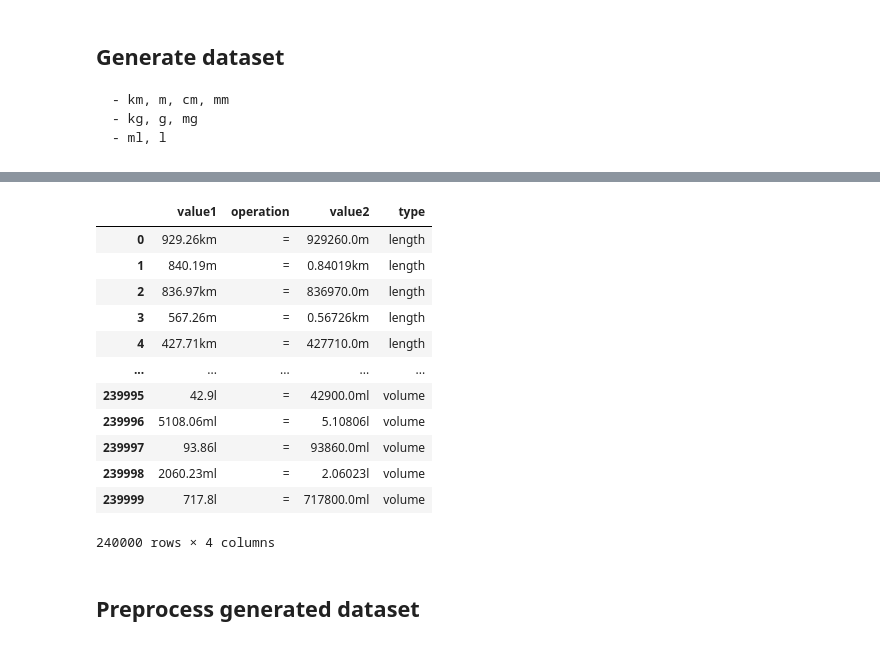
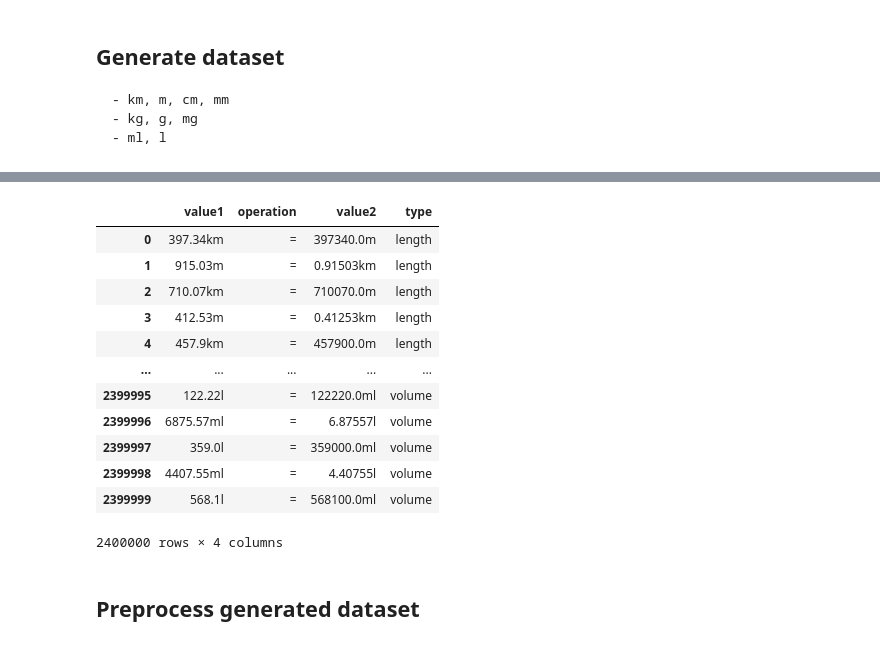
Before and after one commit to sucpark/NumericalNet, a Jupyter notebook: notebooks/generate_numeric_dataset.ipynb, the cells around one changed output, grey strips where cells are left out. Cells and saved outputs as stored; diff of their text form; code cells hidden in the pictures.

```diff
--- a/notebooks/generate_numeric_dataset.ipynb
+++ b/notebooks/generate_numeric_dataset.ipynb
@@ -30,7 +30,7 @@ unit_conversions = {
     "ml": 0.001
 }
 # %%
-size = 10000
+size = 100000
 gen_size = size*5
 
 # Generate m data (float)
@@ -116,7 +116,7 @@ data
 # data.reset_index(drop=True, inplace=True)
 # data
 # %%
-size = 10000
+size = 100000
 gen_size = size*5
 
 g_data = np.round(np.random.uniform(0.01, 999, gen_size), max_precision)
@@ -186,5 +186,5 @@ data
 # %%
-size = 10000
+size = 100000
 gen_size = size*5
 
 l_data = np.round(np.random.uniform(0.001, 999, gen_size), max_precision)
@@ -204,45 +204,45 @@ pair_combinations = [
 ]
 
 value_to_multiple_by_unit = {
     "l2ml": 1000,
     "ml2l": 0.001,
 }
 
 precision_mapping = {
     "l2ml": -3,
     "ml2l": 3,
 }
 
 for unit1, unit2 in pair_combinations:
     temp_data = []
     for idx in range(size):
         digit1 = np.round(generated_data[unit1][idx], max_precision)
         digit2 = np.round(generated_data[unit2][idx], max_precision)
 
         converted_digit1 = np.round(digit1 * value_to_multiple_by_unit[f"{unit1}2{unit2}"], max_precision + precision_mapping[f"{unit1}2{unit2}"])
         converted_digit2 = np.round(digit2 * value_to_multiple_by_unit[f"{unit2}2{unit1}"], max_precision + precision_mapping[f"{unit2}2{unit1}"])
 
         temp_data.append({"value1": f"{digit1}{unit1}", "operation": "=", "value2": f"{converted_digit1}{unit2}", "type": "volume"})
         temp_data.append({"value1": f"{digit2}{unit2}", "operation": "=", "value2": f"{converted_digit2}{unit1}", "type": "volume"})
     temp_df = pd.DataFrame(temp_data)
     data = pd.concat([data, temp_df], ignore_index=True)
 
 data.reset_index(drop=True, inplace=True)
 data
 # %% [output]
 |  | value1 | operation | value2 | type |
-| 0 | 929.26km | = | 929260.0m | length |
-| 1 | 840.19m | = | 0.84019km | length |
-| 2 | 836.97km | = | 836970.0m | length |
-| 3 | 567.26m | = | 0.56726km | length |
-| 4 | 427.71km | = | 427710.0m | length |
+| 0 | 397.34km | = | 397340.0m | length |
+| 1 | 915.03m | = | 0.91503km | length |
+| 2 | 710.07km | = | 710070.0m | length |
+| 3 | 412.53m | = | 0.41253km | length |
+| 4 | 457.9km | = | 457900.0m | length |
 | ... | ... | ... | ... | ... |
-| 239995 | 42.9l | = | 42900.0ml | volume |
-| 239996 | 5108.06ml | = | 5.10806l | volume |
-| 239997 | 93.86l | = | 93860.0ml | volume |
-| 239998 | 2060.23ml | = | 2.06023l | volume |
-| 239999 | 717.8l | = | 717800.0ml | volume |
+| 2399995 | 122.22l | = | 122220.0ml | volume |
+| 2399996 | 6875.57ml | = | 6.87557l | volume |
+| 2399997 | 359.0l | = | 359000.0ml | volume |
+| 2399998 | 4407.55ml | = | 4.40755l | volume |
+| 2399999 | 568.1l | = | 568100.0ml | volume |
-240000 rows × 4 columns
+2400000 rows × 4 columns
 # %%
 # # Generate km² data (float)
 # km2_data = np.round(np.logspace(np.log10(0.000001), np.log10(1), num=gen_size), 6)
```
Also changed, not shown: parts of 13 cells of this notebook, 1 other file.
